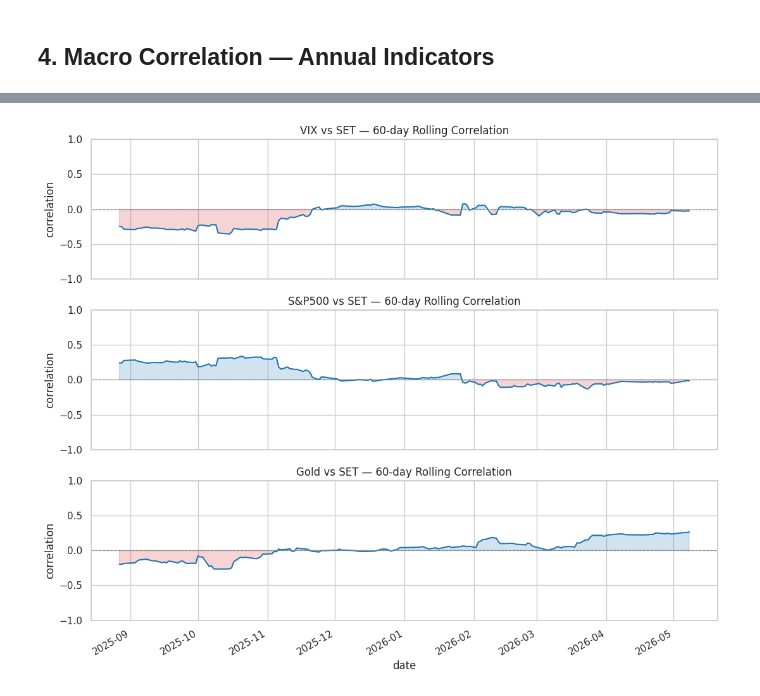
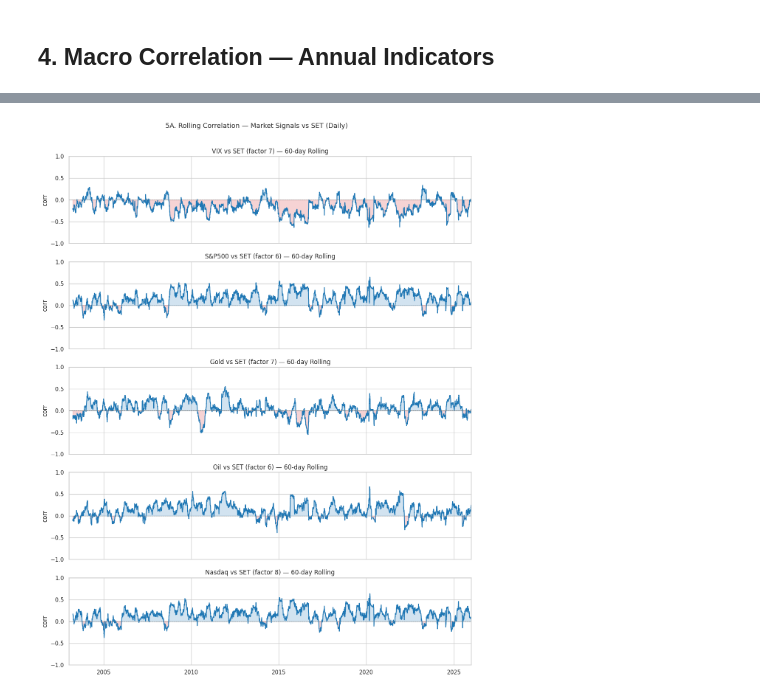
Before and after one commit to ppts2545/Reddit-Twitter-Sentiment-Market-Trend-Thailand, a Jupyter notebook: notebooks/data_overview/04_correlation_analysis.ipynb, the cells around one changed output, grey strips where cells are left out. Drawn from its saved outputs; the diff is of its cells as text; code cells hidden in the pictures.

```diff
--- a/notebooks/data_overview/04_correlation_analysis.ipynb
+++ b/notebooks/data_overview/04_correlation_analysis.ipynb
@@ -214,27 +300,30 @@ def lagged_corr(x, y, max_lag=10):
     lags = range(-max_lag, max_lag + 1)
     return pd.Series([x.corr(y.shift(-lag)) for lag in lags], index=lags)
 
-lag_pairs = [
-    ('vix',              'SET_index', 'VIX → SET (factor 7: geopolitical risk)'),
+# 2A: Market signals daily
+lag_pairs_market = [
+    ('vix',              'SET_index', 'VIX → SET (factor 7: fear index)'),
     ('sp500',            'SET_index', 'S&P500 → SET (factor 6: global demand)'),
-    ('USD_THB',          'SET_index', 'USD/THB → SET (factor 6: trade/FX)'),
+    ('USD_THB',          'SET_index', 'USD/THB → SET (factor 6: FX)'),
     ('us_10yr_treasury', 'SET_index', 'US 10yr → SET (factor 2: interest rate)'),
     ('nasdaq',           'SET_index', 'Nasdaq → SET (factor 8: technology)'),
     ('gold',             'SET_index', 'Gold → SET (factor 7: safe haven)'),
     ('oil',              'SET_index', 'Oil → SET (factor 6: supply chain)'),
 ]
 
-fig, axes = plt.subplots(len(lag_pairs), 1, figsize=(11, 3 * len(lag_pairs)), sharex=True)
+fig, axes = plt.subplots(len(lag_pairs_market), 1,
+                          figsize=(11, 3 * len(lag_pairs_market)), sharex=True)
 
-for ax, (x_col, y_col, label) in zip(axes, lag_pairs):
-    lc = lagged_corr(returns[x_col], returns[y_col])
-    lc.plot(kind='bar', ax=ax, color=['tab:red' if v < 0 else 'tab:blue' for v in lc], width=0.8)
+for ax, (x_col, y_col, label) in zip(axes, lag_pairs_market):
+    lc = lagged_corr(daily_ret[x_col], daily_ret[y_col])
+    lc.plot(kind='bar', ax=ax,
+            color=['tab:red' if v < 0 else 'tab:blue' for v in lc], width=0.8)
     ax.axhline(0, color='black', linewidth=0.8)
     ax.set_title(label)
     ax.set_ylabel('corr')
 
 axes[-1].set_xlabel('lag (days) — negative = X leads SET')
-plt.suptitle('Lagged Correlation with SET Index (9 Factors)', fontsize=13, y=1.01)
+plt.suptitle('2A. Lagged Correlation — Market Signals vs SET (Daily)', fontsize=13, y=1.01)
 plt.tight_layout()
 plt.show()
 # %% [output]
@@ -344,24 +529,66 @@ year
 # %%
-window = 60
-rolling_pairs = [
-    ('vix',   'SET_index', 'VIX vs SET'),
-    ('sp500', 'SET_index', 'S&P500 vs SET'),
-    ('gold',  'SET_index', 'Gold vs SET'),
+# 5A: Daily market rolling 60-day
+window_d = 60
+rolling_pairs_daily = [
+    ('vix',   'SET_index', 'VIX vs SET (factor 7)'),
+    ('sp500', 'SET_index', 'S&P500 vs SET (factor 6)'),
+    ('gold',  'SET_index', 'Gold vs SET (factor 7)'),
+    ('oil',   'SET_index', 'Oil vs SET (factor 6)'),
+    ('nasdaq','SET_index', 'Nasdaq vs SET (factor 8)'),
 ]
 
-fig, axes = plt.subplots(len(rolling_pairs), 1, figsize=(11, 3 * len(rolling_pairs)), sharex=True)
+fig, axes = plt.subplots(len(rolling_pairs_daily), 1,
+                          figsize=(12, 3 * len(rolling_pairs_daily)), sharex=True)
 
-for ax, (a, b, label) in zip(axes, rolling_pairs):
-    rc = returns[a].rolling(window).corr(returns[b])
+for ax, (a, b, label) in zip(axes, rolling_pairs_daily):
+    rc = daily_ret[a].rolling(window_d).corr(daily_ret[b])
     rc.plot(ax=ax, linewidth=1.5, color='tab:blue')
     ax.axhline(0, color='gray', linestyle='--', linewidth=0.8)
     ax.fill_between(rc.index, rc, 0, where=(rc >= 0), alpha=0.2, color='tab:blue')
-    ax.fill_between(rc.index, rc, 0, where=(rc < 0),  alpha=0.2, color='tab:red')
-    ax.set_title(f'{label} — {window}-day Rolling Correlation')
-    ax.set_ylabel('correlation')
+    ax.fill_between(rc.index, rc, 0, where=(rc <  0), alpha=0.2, color='tab:red')
+    ax.set_title(f'{label} — {window_d}-day Rolling')
+    ax.set_ylabel('corr')
     ax.set_ylim(-1, 1)
 
+plt.suptitle('5A. Rolling Correlation — Market Signals vs SET (Daily)', fontsize=13, y=1.01)
 plt.tight_layout()
 plt.show()
+
+# 5B: FRED monthly rolling 12-month
+window_m = 12
+rolling_pairs_fred = [
+    ('th_exchange_rate_real', 'REER vs SET (factor 6)'),
+    ('us_fed_funds_rate',     'Fed Rate vs SET (factor 2)'),
+    ('us_cpi_monthly',        'US CPI vs SET (factor 3)'),
+    ('us_unemployment',       'US Unemp vs SET (factor 4)'),
+    ('us_industrial_prod',    'US IndProd vs SET (factor 5)'),
+    ('us_consumer_sentiment', 'US Sentiment vs SET (factor 1/8)'),
+    ('global_uncertainty',    'Global EPU vs SET (factor 7)'),
+    ('th_uncertainty',        'TH Uncertainty vs SET (factor 7)'),
+    ('us_govt_spending',      'US Govt Spending vs SET (factor 9)'),
+    ('th_property_prices',    'BKK Property vs SET (factor 1)'),
+    ('th_us_imports',         'US Imports from TH vs SET (factor 6)'),
+]
+
+fig, axes = plt.subplots(len(rolling_pairs_fred), 1,
+                          figsize=(12, 3 * len(rolling_pairs_fred)), sharex=True)
+
+for ax, (col, label) in zip(axes, rolling_pairs_fred):
+    aligned = pd.concat([fred_ret[col], set_ret_m], axis=1).dropna()
+    if len(aligned) < window_m:
+        ax.set_title(f'{label} — insufficient data')
+        continue
+    rc = aligned[col].rolling(window_m).corr(aligned['SET_index_ret_m'])
+    rc.plot(ax=ax, linewidth=1.5, color='tab:purple')
+    ax.axhline(0, color='gray', linestyle='--', linewidth=0.8)
+    ax.fill_between(rc.index, rc, 0, where=(rc >= 0), alpha=0.2, color='tab:purple')
+    ax.fill_between(rc.index, rc, 0, where=(rc <  0), alpha=0.2, color='tab:red')
+    ax.set_title(f'{label} — {window_m}-month Rolling')
+    ax.set_ylabel('corr')
+    ax.set_ylim(-1, 1)
+
+plt.suptitle('5B. Rolling Correlation — FRED Monthly Indicators vs SET', fontsize=13, y=1.01)
+plt.tight_layout()
+plt.show()
 # %% [output]
-[figure, old version]
+[figure, new version]
```
Also changed, not shown: parts of 15 cells of this notebook.
